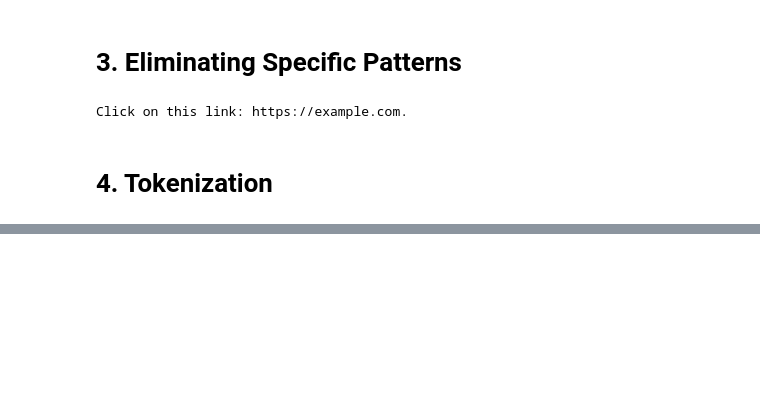
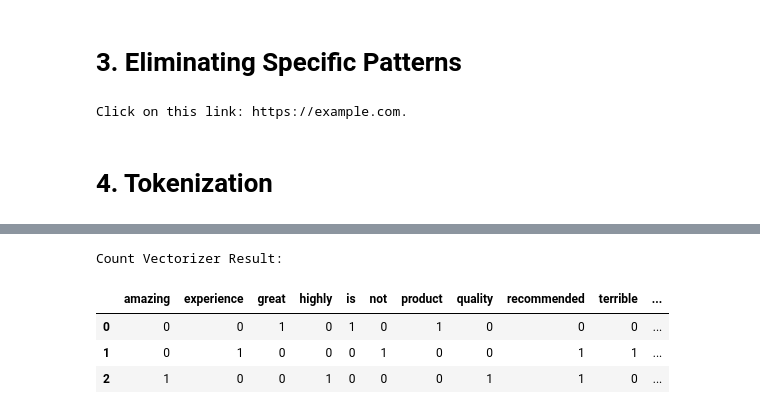
Before and after one commit to tumuruub0108/tensorflow, a Jupyter notebook: nlp/text_preprocessing.ipynb, the cells around one changed output, grey strips where cells are left out. Cells and saved outputs as stored; diff of their text form; code cells hidden in the pictures; blank space fills up the shorter version.

```diff
--- a/nlp/text_preprocessing.ipynb
+++ b/nlp/text_preprocessing.ipynb
@@ -75,0 +215,20 @@ Click on this link: https://example.com.
+# %%
+# Example DataFrame
+data = {
+    "review": ['This product is great!', "Not recommended. Terrible experience.", "Highly recommended. Amazing quality"]
+}
+
+data = pd.DataFrame(data)
+# %%
+# Instantiate the CountVectorizer
+vectorizer = CountVectorizer()
+# %%
+# Fit and transform the text data
+X = vectorizer.fit_transform(data['review'])
+
+# Convert the result to a Dataframe for better visualization
+df_count_vectorized = pd.DataFrame(X.toarray(), columns=vectorizer.get_feature_names_out())
+
+# Display the original DataFrame and the CountVectorizer result
+print("Original Dataframe:")
+data
@@ -75,0 +241,9 @@ Click on this link: https://example.com.
+# %%
+print("Count Vectorizer Result:")
+df_count_vectorized
+# %% [output]
+Count Vectorizer Result:
+|  | amazing | experience | great | highly | is | not | product | quality | recommended | terrible | ... |
+| 0 | 0 | 0 | 1 | 0 | 1 | 0 | 1 | 0 | 0 | 0 | ... |
+| 1 | 0 | 1 | 0 | 0 | 0 | 1 | 0 | 0 | 1 | 1 | ... |
+| 2 | 1 | 0 | 0 | 1 | 0 | 0 | 0 | 1 | 1 | 0 | ... |
```
Also changed, not shown: parts of 38 cells of this notebook, 4 other files.
